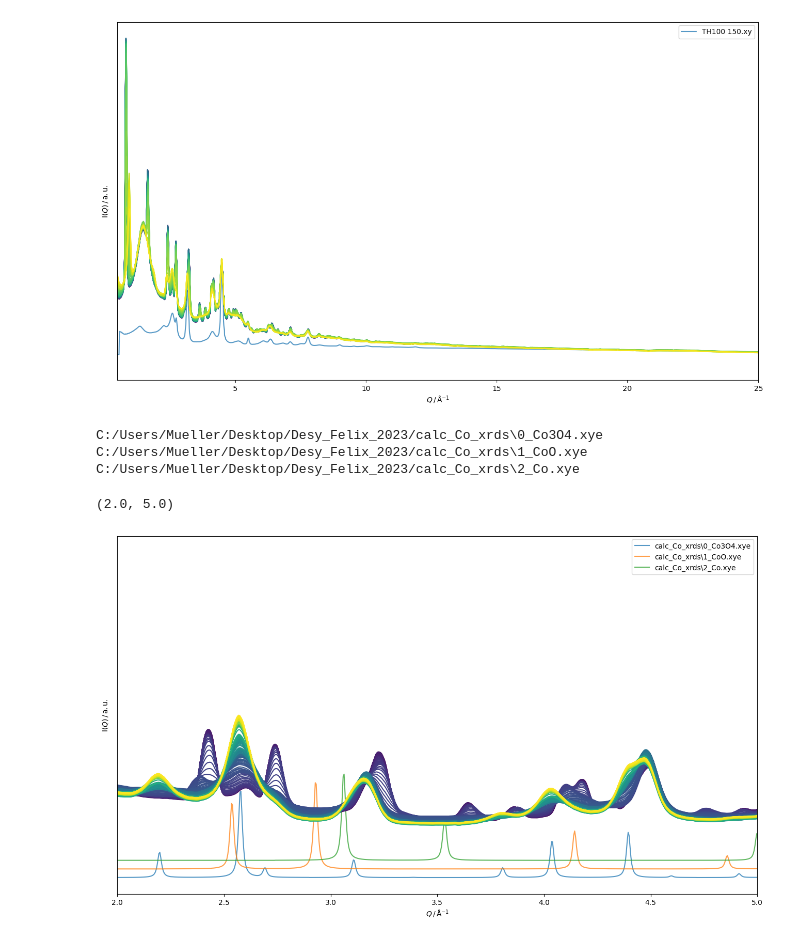
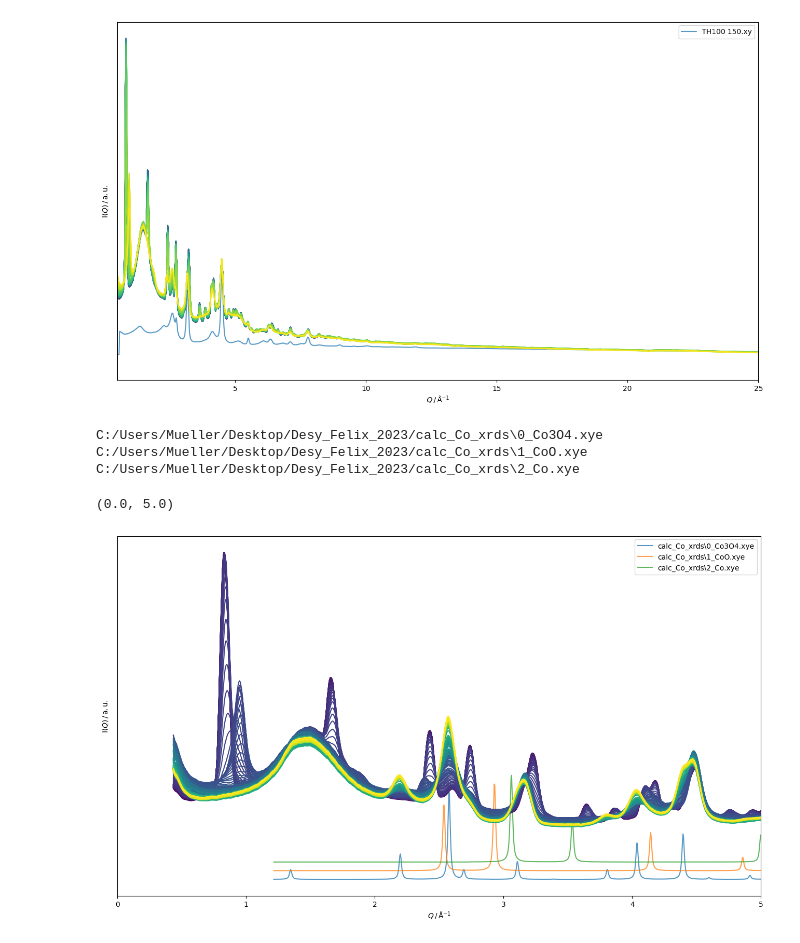
Before and after one commit to DonWachsmalstift/Desy_Felix_2023, a Jupyter notebook: plot_xrd.ipynb, the cells around one changed output. Saved outputs shown, nothing was run; the diff lists cells and outputs as text; code cells hidden in the pictures.

```diff
--- a/plot_xrd.ipynb
+++ b/plot_xrd.ipynb
@@ -146,36 +146,36 @@ for i, idx in enumerate(data_file_paths):
     #print(data, np.max(data[:, 1]))
     lbl = data_file_paths[i].split('/')[-1]
 
     cmap = color_map(float(i) / len(data_file_paths))
     plt.plot(q_values, I_values + offset, label=lbl, color=cmap)
     #print(float(idx) / len(plot_indices), len(plot_indices))
 #plt.xlim(0.1, 10)
 #plt.legend(loc='upper right', bbox_to_anchor=(1, 1))
 
 
 
 
 
 
 
 #plt.legend(loc='upper right', bbox_to_anchor=(1, 1))
 plt.xlabel('$Q$$\,/\,\mathrm{\AA}^{-1}$')
 plt.ylabel('I($Q$)$\,/\,\mathrm{a.u.}$')
 # Remove y-axis labels and ticks
 plt.gca().set_yticklabels([])  # Hide y-axis labels
 plt.gca().tick_params(left=False)  # Hide y-axis ticks on the left side
 
 safe_file = "/home/feilix/Git_Fit/results/natalia/figures"
 title = "ex_situ_+_in_situ_0_5-10"
-plt.xlim(2, 5)
+plt.xlim(0, 5)
 #print(f'{safe_file}/{title}.svg')
 #plt.savefig(f'{safe_file}/{title}.svg', format='svg')
 # %% [output]
 C:/Users/Mueller/Desktop/Desy_Felix_2023/calc_Co_xrds\0_Co3O4.xye
 C:/Users/Mueller/Desktop/Desy_Felix_2023/calc_Co_xrds\1_CoO.xye
 C:/Users/Mueller/Desktop/Desy_Felix_2023/calc_Co_xrds\2_Co.xye
-(2.0, 5.0)
+(0.0, 5.0)
-[figure, old version]
+[figure, new version]
 # %%
 from cProfile import label
 from stringprep import in_table_b1
```
Also changed, not shown: parts of 1 cell of this notebook, 1 other file.
